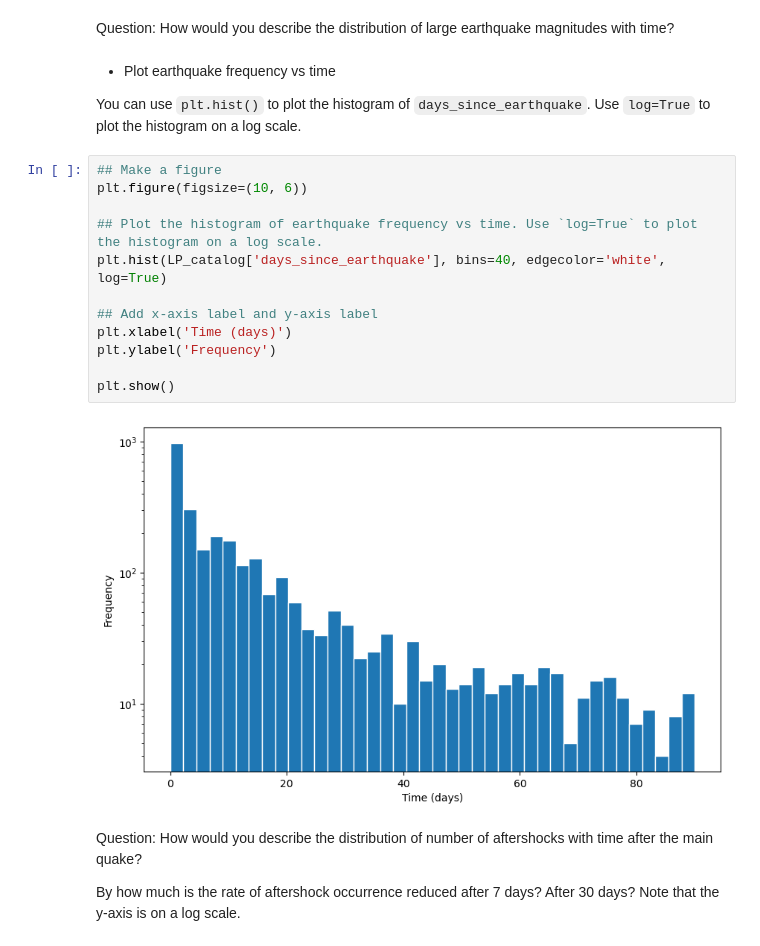
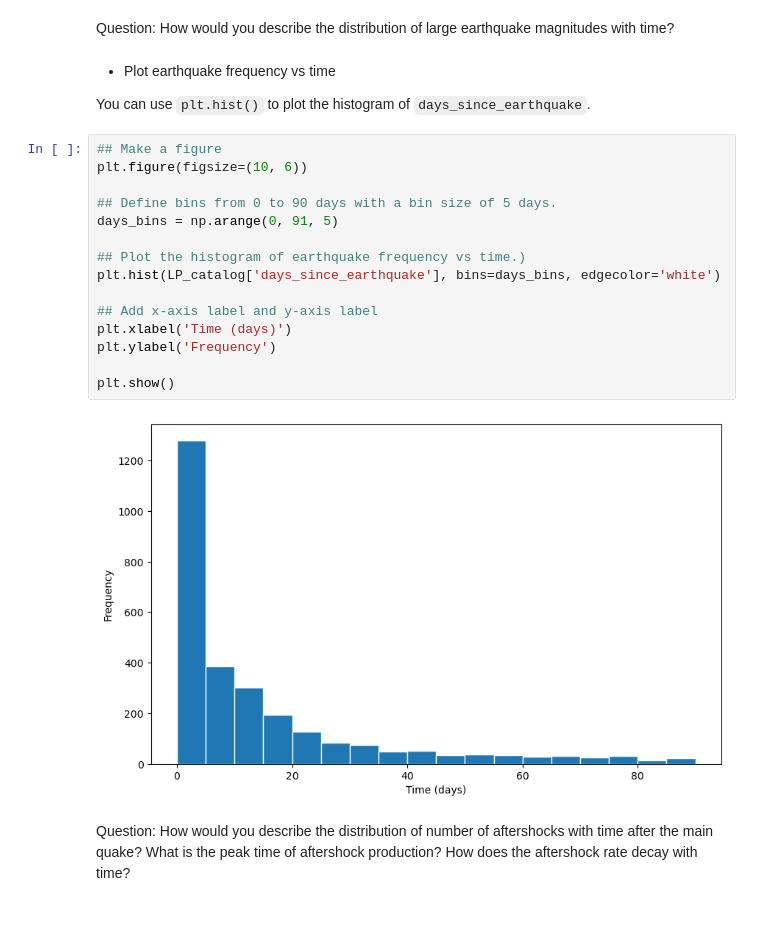
Before and after one commit to AI4EPS/EPS88_PyEarth, a Jupyter notebook: docs/lectures/others/homework04.ipynb, the cells around one changed output. Saved outputs shown, nothing was run; the diff lists cells and outputs as text; blank space fills up the shorter version.

```diff
--- a/docs/lectures/others/homework04.ipynb
+++ b/docs/lectures/others/homework04.ipynb
@@ -1270,22 +1276,23 @@ Question: How would you describe the distribution of large earthquake magnitudes
 # %% [markdown]
 - Plot earthquake frequency vs time
 
-You can use `plt.hist()` to plot the histogram of `days_since_earthquake`. Use `log=True` to plot the histogram on a log scale.
+You can use `plt.hist()` to plot the histogram of `days_since_earthquake`.
 # %%
 ## Make a figure
 plt.figure(figsize=(10, 6))
 
-## Plot the histogram of earthquake frequency vs time. Use `log=True` to plot the histogram on a log scale.
-plt.hist(LP_catalog['days_since_earthquake'], bins=40, edgecolor='white', log=True)
+## Define bins from 0 to 90 days with a bin size of 5 days.
+days_bins = np.arange(0, 91, 5)
+
+## Plot the histogram of earthquake frequency vs time.)
+plt.hist(LP_catalog['days_since_earthquake'], bins=days_bins, edgecolor='white')
 
 ## Add x-axis label and y-axis label
 plt.xlabel('Time (days)')
 plt.ylabel('Frequency')
 
 plt.show()
 # %% [output]
-[figure, old version]
+[figure, new version]
 # %% [markdown]
-Question: How would you describe the distribution of number of aftershocks with time after the main quake?
-
-By how much is the rate of aftershock occurrence reduced after 7 days? After 30 days? Note that the y-axis is on a log scale.
+Question: How would you describe the distribution of number of aftershocks with time after the main quake? What is the peak time of aftershock production? How does the aftershock rate decay with time?
```
Also changed, not shown: parts of 11 cells of this notebook.
